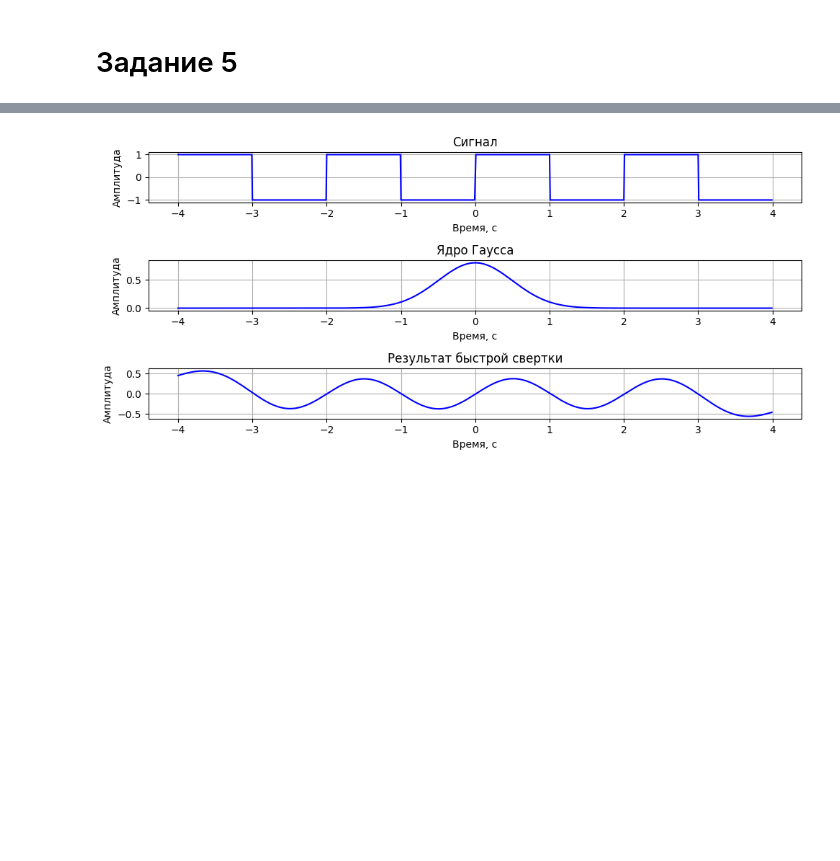
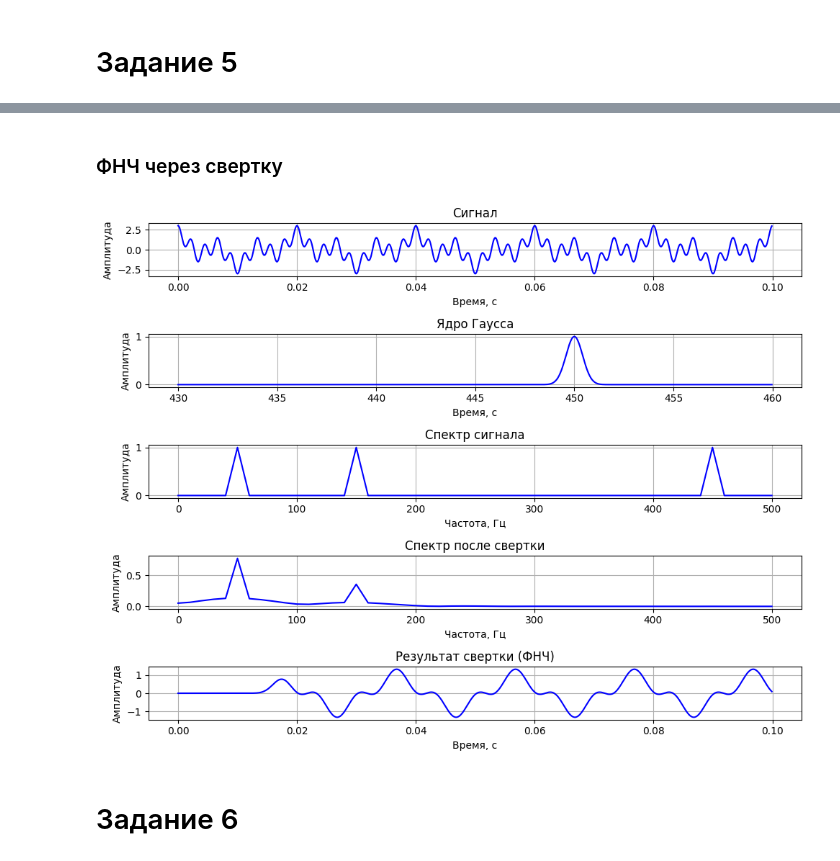
Before and after one commit to HerrPhoton/Digital-signal-processing, a Jupyter notebook: Lab5.ipynb, the cells around one changed output, grey strips where cells are left out. Cells and saved outputs as stored; diff of their text form; code cells hidden in the pictures; blank space fills up the shorter version.

Commit message:
Задание 6

```diff
--- a/Lab5.ipynb
+++ b/Lab5.ipynb
@@ -104,7 +104,7 @@ display.plot()
 # %% [markdown]
 # Задание 4
 # %%
-def Gaussian_kernel(x, sigma):
-    k = 1 / (np.sqrt(2 * np.pi) * sigma)
-    return k * np.exp(-x ** 2 / (2 * sigma ** 2))
+def Gaussian_kernel(x, p, FWHM):
+    s = FWHM * (2 * np.pi - 1) / (4 * np.pi)
+    return np.exp(-0.5 * ((x - p) / s) ** 2)
 # %%
@@ -127,10 +169,24 @@ y_conv = fft_conv(y, y_k, mode = 'same') / np.sum(y_k)
+# %% [markdown]
+### ФНЧ через свертку
+# %%
+x, y, dt = handler.make_signal('cos', interval = (0, 0.1), A = 1, w = Converter(f = [50, 150, 450]).w)
+x_k, y_k, _ = handler.make_signal('other', interval = (430, 460), func = lambda t: Gaussian_kernel(t, p = 450, FWHM = 1))
+# %%
+x_f, y_f = handler.find_spectrum(y, dt)
+# %%
+y_conv = np.convolve(y, y_k, mode = 'same') / np.sum(y_k)
+xf_conv, yf_conv = handler.find_spectrum(y_conv, dt)
 # %%
-display.clear(3)
+display.clear(5)
 
 display.make_plot(0, x, y, title = 'Сигнал')
 display.make_plot(1, x_k, y_k, title = 'Ядро Гаусса')
-display.make_plot(2, x, y_conv, title = 'Результат быстрой свертки')
+display.make_plot(2, x_f, y_f, title = 'Спектр сигнала', is_spectrum = True, interval = (0, 500))
+display.make_plot(3, xf_conv, yf_conv, title = 'Спектр после свертки', is_spectrum = True, interval = (0, 500))
+display.make_plot(4, x, y_conv, title = 'Результат свертки (ФНЧ)')
 
 display.plot()
 # %% [output]
-[figure, old version]
+[figure, new version]
+# %% [markdown]
+# Задание 6
```
Also changed, not shown: parts of 20 cells of this notebook, 1 other file.
